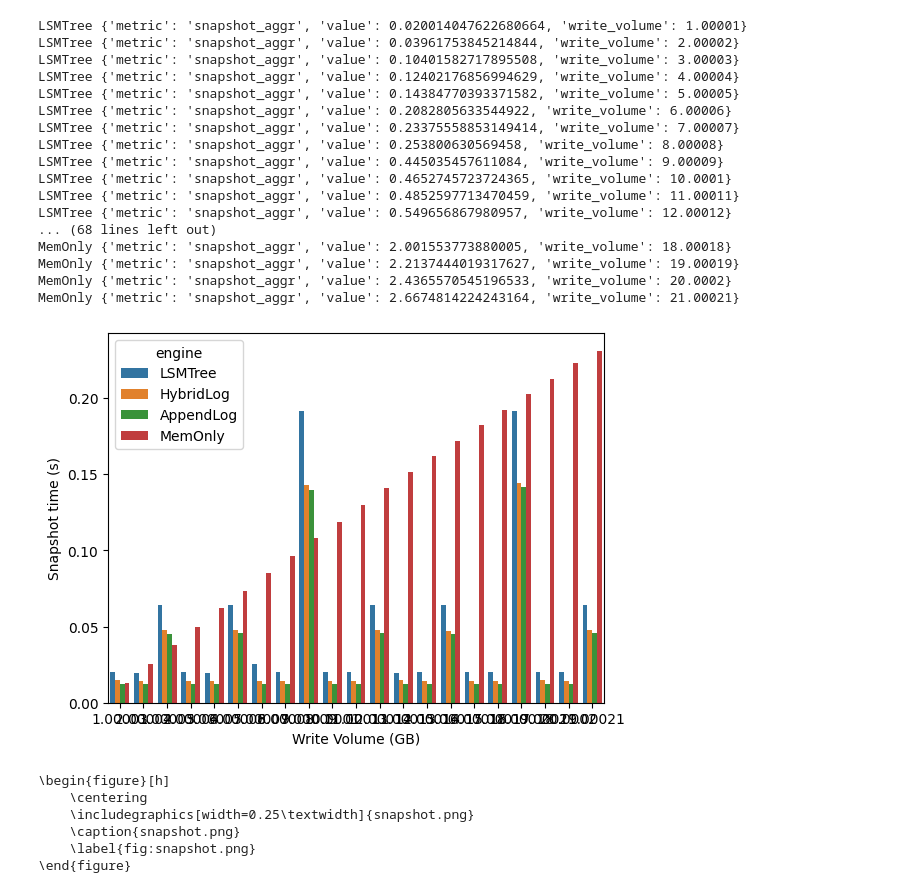
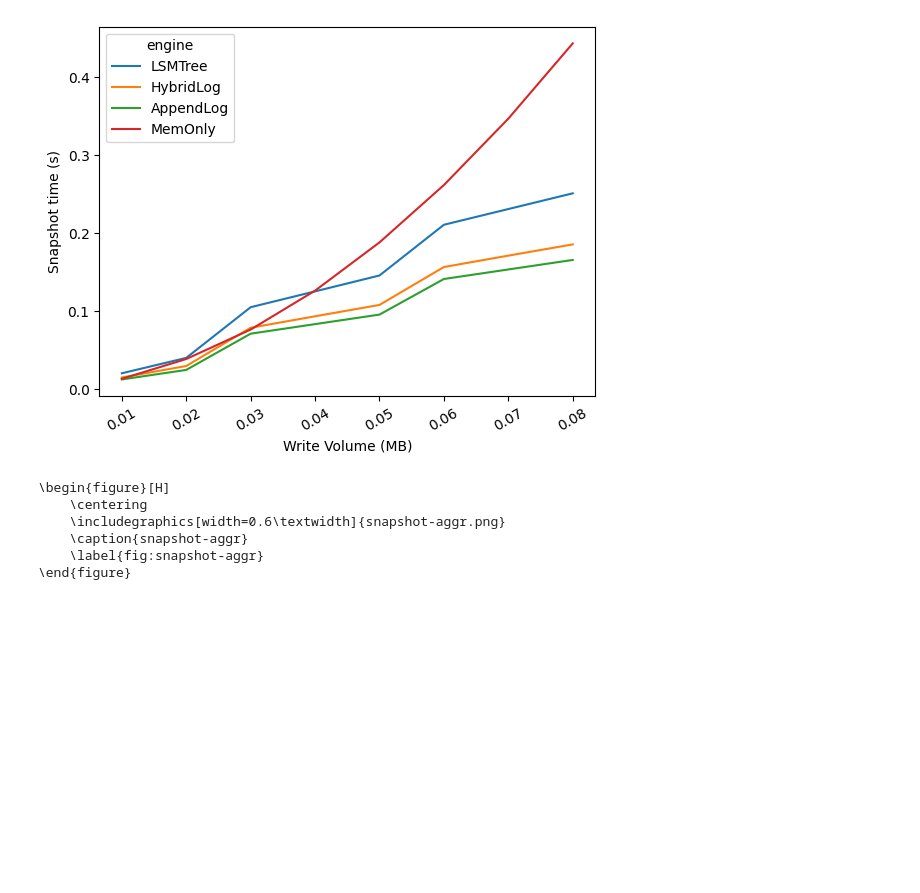
Before and after one commit to nikosgavalas/tud-thesis, a Jupyter notebook: benchmarks/snapshot.ipynb, the cells around one changed output. Saved outputs shown, nothing was run; the diff lists cells and outputs as text; code cells hidden in the pictures; blank space fills up the shorter version.

```diff
--- a/benchmarks/snapshot.ipynb
+++ b/benchmarks/snapshot.ipynb
@@ -1,4 +101,22 @@
+# %%
+data = df[['write_volume', 'metric', 'value', 'engine']]
+data = data[data['metric'].isin(['snapshot_aggr'])]
+
+lineplot(data, 'write_volume', 'value', 'snapshot-aggr',
+         hue='engine', rotatex=True,
+         X='Write Volume (MB)', Y='Snapshot time (s)',
+         save=True, show=True)
+# %% [output]
+[figure, added]
+\begin{figure}[H]
+    \centering
+    \includegraphics[width=0.6\textwidth]{snapshot-aggr.png}
+    \caption{snapshot-aggr}
+    \label{fig:snapshot-aggr}
+\end{figure}
 # %%
+# when state is the same and we only do updates
+
 import sys
 sys.path.append('..')
 from utils import *
@@ -15,22 +133,23 @@ def measure_snapshot_time(db, distro, keys_set, vals_set, n_ops, engine, eng_com
     rng = Random(1)
     klen = 2
     vlen = 8
-    start = 1_000_000_000
+    start = 100_000_000
     incr = 1_000
     n = 20
 
     size_so_far = 0
     aggr_time = 0
 
-    for _ in range(incr):
+    for _ in range(start):
         db[rng.randbytes(klen)] = rng.randbytes(vlen)
     with Timer() as t:
         db.snapshot()
-    size_so_far += start + incr * (klen + vlen)
+    size_so_far += start * (klen + vlen)
     aggr_time += float(t)
-    row = {'metric': 'snapshot', 'value': float(t), 'write_volume': size_so_far / 1000000000}
+    print(size_so_far)
+    row = {'metric': 'snapshot', 'value': float(t), 'write_volume': size_so_far}
     res.append(row)
-    row = {'metric': 'snapshot_aggr', 'value': aggr_time, 'write_volume': size_so_far / 1000000000}
+    row = {'metric': 'snapshot_aggr', 'value': aggr_time, 'write_volume': size_so_far}
     print(db.name, row)
     res.append(row)
 
@@ -39,12 +158,12 @@ def measure_snapshot_time(db, distro, keys_set, vals_set, n_ops, engine, eng_com
             db[rng.randbytes(klen)] = rng.randbytes(vlen)
         with Timer() as t:
             db.snapshot()
-        size_so_far += start + incr * (klen + vlen)
+        size_so_far += incr * (klen + vlen)
         aggr_time += float(t)
-        row = {'metric': 'snapshot', 'value': float(t), 'write_volume': size_so_far / 1000000000}
+        row = {'metric': 'snapshot', 'value': float(t), 'write_volume': size_so_far}
         res.append(row)
-        row = {'metric': 'snapshot_aggr', 'value': aggr_time, 'write_volume': size_so_far / 1000000000}
-        print(db.name, row)
+        row = {'metric': 'snapshot_aggr', 'value': aggr_time, 'write_volume': size_so_far}
+        # print(db.name, row)
         res.append(row)
 
     return res
@@ -85,33 +204,10 @@ df = run(
 
 data = df[['write_volume', 'metric', 'value', 'engine']]
 data = data[data['metric'].isin(['snapshot'])]
+data['write_volume'] = data['write_volume'] / 1000000000
 
-barplot(data, 'write_volume', 'value', 'snapshot',
-         hue='engine',
-         X='Write Volume (GB)', Y='Snapshot time (s)',
-         save=True, show=True)
+p=sns.lineplot(x='write_volume', data=data, y='value', hue='engine')
+p.set_xticklabels([float(l.get_text().replace('−', '-')) + 1 for l in p.get_xticklabels()], rotation=30)
+p.set_xlabel('Write Volume (GB)')
+p.set_ylabel('Snapshot time (s)')
+p.figure.savefig("snapshot-static-state.png", bbox_inches='tight')
-# %% [output]
-LSMTree {'metric': 'snapshot_aggr', 'value': 0.020014047622680664, 'write_volume': 1.00001}
-LSMTree {'metric': 'snapshot_aggr', 'value': 0.03961753845214844, 'write_volume': 2.00002}
-LSMTree {'metric': 'snapshot_aggr', 'value': 0.10401582717895508, 'write_volume': 3.00003}
-LSMTree {'metric': 'snapshot_aggr', 'value': 0.12402176856994629, 'write_volume': 4.00004}
-LSMTree {'metric': 'snapshot_aggr', 'value': 0.14384770393371582, 'write_volume': 5.00005}
-LSMTree {'metric': 'snapshot_aggr', 'value': 0.2082805633544922, 'write_volume': 6.00006}
-LSMTree {'metric': 'snapshot_aggr', 'value': 0.23375558853149414, 'write_volume': 7.00007}
-LSMTree {'metric': 'snapshot_aggr', 'value': 0.253800630569458, 'write_volume': 8.00008}
-LSMTree {'metric': 'snapshot_aggr', 'value': 0.445035457611084, 'write_volume': 9.00009}
-LSMTree {'metric': 'snapshot_aggr', 'value': 0.4652745723724365, 'write_volume': 10.0001}
-LSMTree {'metric': 'snapshot_aggr', 'value': 0.4852597713470459, 'write_volume': 11.00011}
-LSMTree {'metric': 'snapshot_aggr', 'value': 0.549656867980957, 'write_volume': 12.00012}
-... (68 lines left out)
-MemOnly {'metric': 'snapshot_aggr', 'value': 2.001553773880005, 'write_volume': 18.00018}
-MemOnly {'metric': 'snapshot_aggr', 'value': 2.2137444019317627, 'write_volume': 19.00019}
-MemOnly {'metric': 'snapshot_aggr', 'value': 2.4365570545196533, 'write_volume': 20.0002}
-MemOnly {'metric': 'snapshot_aggr', 'value': 2.6674814224243164, 'write_volume': 21.00021}
-[figure, removed]
-\begin{figure}[h]
-    \centering
-    \includegraphics[width=0.25\textwidth]{snapshot.png}
-    \caption{snapshot.png}
-    \label{fig:snapshot.png}
-\end{figure}
```
Also changed, not shown: parts of 5 cells of this notebook, 33 other files.
